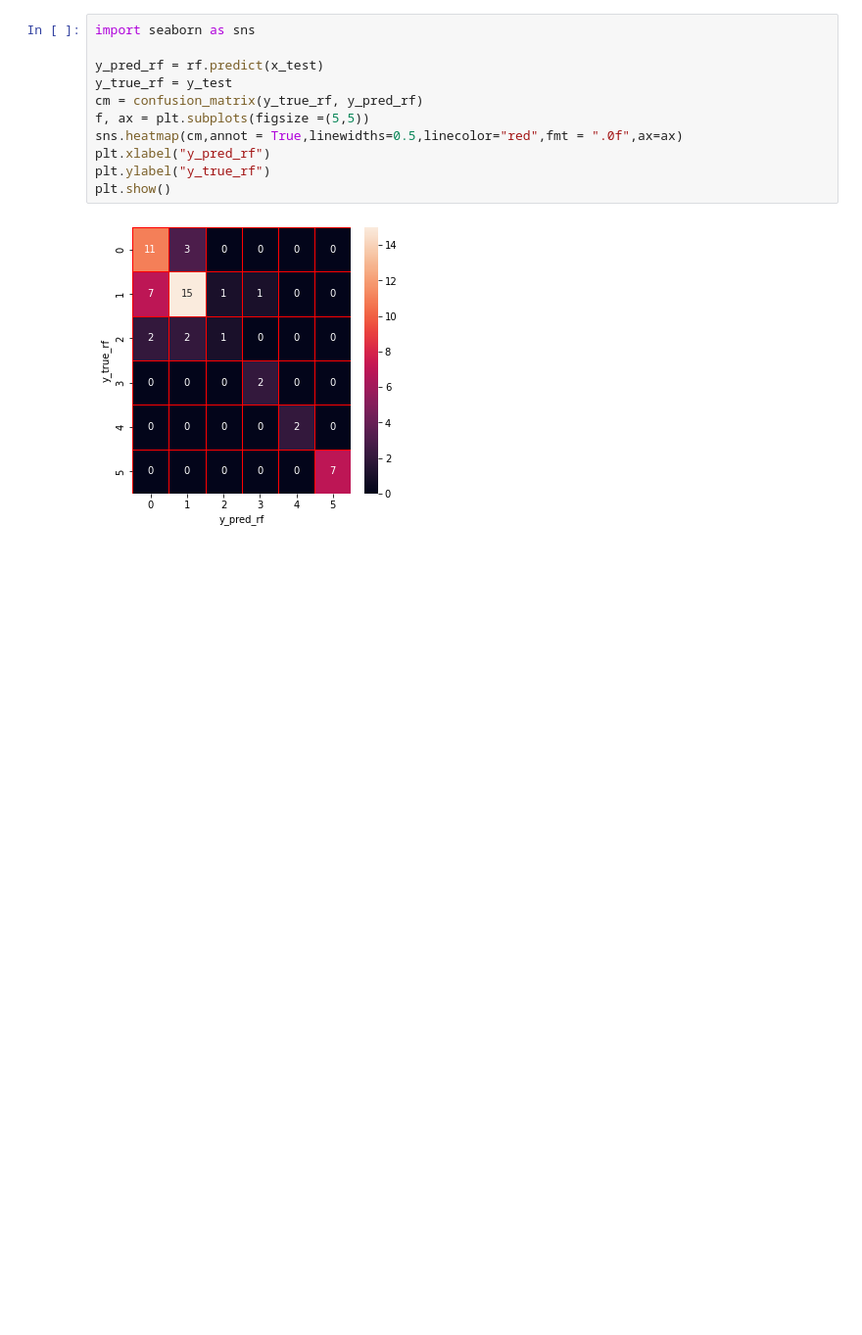
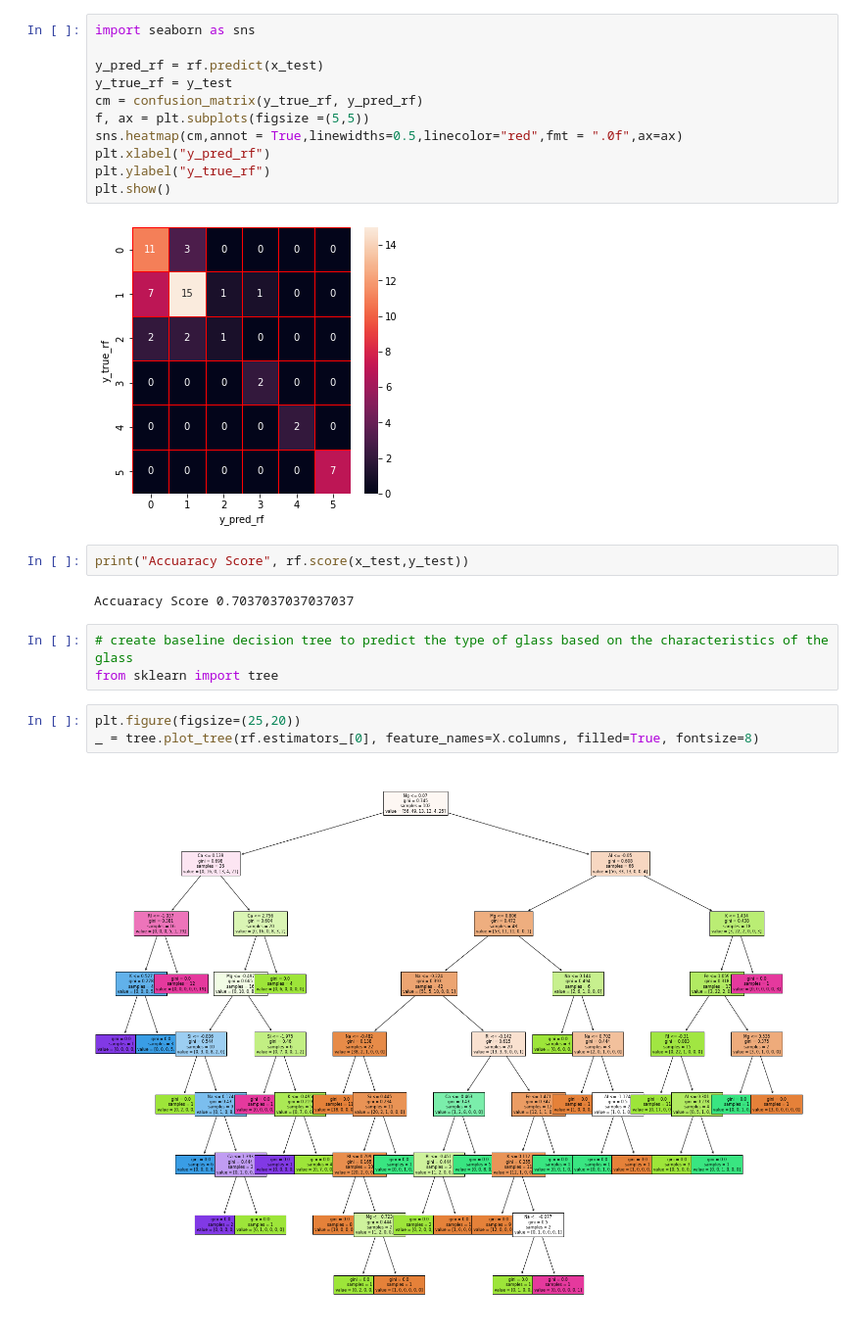
Before and after one commit to jackrlynn3/ml-random-forest, a Jupyter notebook: baseline.ipynb, the cells around one changed output. Shown at 98% size. Cells and saved outputs as stored; diff of their text form; blank space fills up the shorter version.

Commit message:
added visualizations

```diff
--- a/baseline.ipynb
+++ b/baseline.ipynb
@@ -96,3 +96,15 @@ plt.ylabel("y_true_rf")
 plt.show()
 # %% [output]
 [figure]
+# %%
+print("Accuaracy Score", rf.score(x_test,y_test))
+# %% [output]
+Accuaracy Score 0.7037037037037037
+# %%
+# create baseline decision tree to predict the type of glass based on the characteristics of the glass
+from sklearn import tree
+# %%
+plt.figure(figsize=(25,20))
+_ = tree.plot_tree(rf.estimators_[0], feature_names=X.columns, filled=True, fontsize=8)
+# %% [output]
+[figure, added]
```
Also changed, not shown: parts of 1 cell of this notebook.
